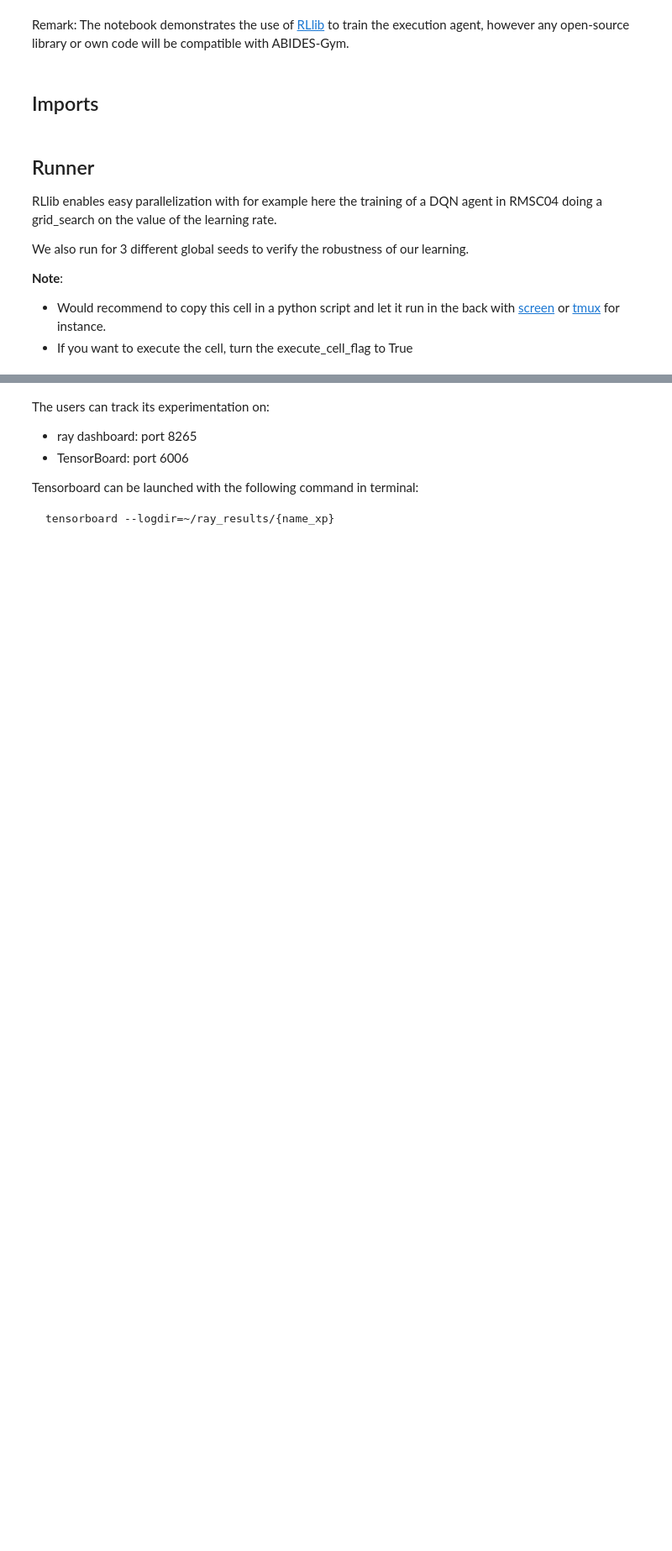
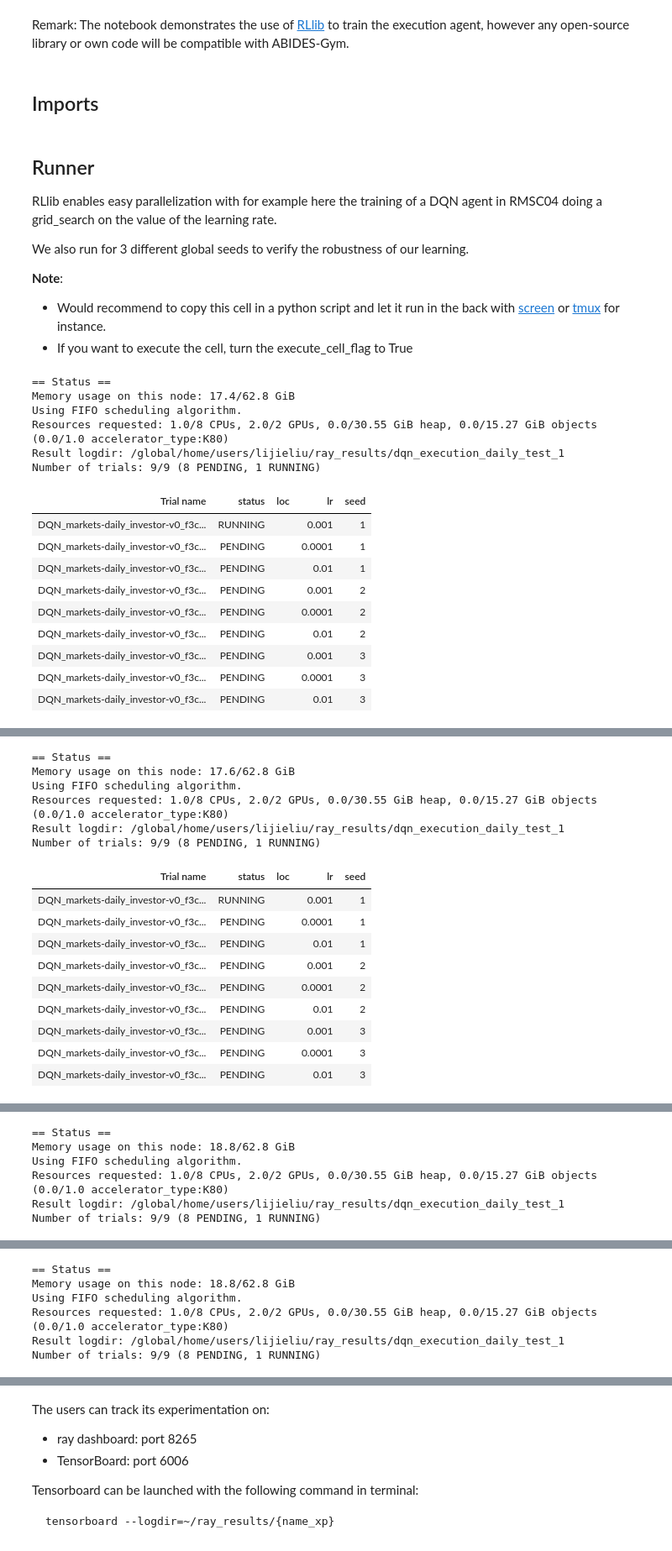
Before and after one commit to april-yyt/abides-jpmc, a Jupyter notebook: notebooks/Demo_ABIDES-Gym-daily.ipynb, the cells around one changed output, grey strips where cells are left out. Shown at 84% size. Drawn from its saved outputs; the diff is of its cells as text; code cells hidden in the pictures; blank space fills up the shorter version.

```diff
--- a/notebooks/Demo_ABIDES-Gym-daily.ipynb
+++ b/notebooks/Demo_ABIDES-Gym-daily.ipynb
@@ -201,33 +231,51 @@ if execute_cell_flag:
     """
     register_env(
         "markets-daily_investor-v0",
-        lambda config: SubGymMarketsExecutionEnv_v0(**config),
+        lambda config: SubGymMarketsDailyInvestorEnv_v0(**config),
     )
 
 
-    name_xp = "dqn_execution_demo_3" #change to your convenience
+    name_xp = "dqn_execution_daily_test_1" #change to your convenience
 
     tune.run(
         "DQN",
         name=name_xp,
         resume=False,
         stop={"training_iteration": 100},
         checkpoint_at_end=True,
         checkpoint_freq=5,
         config={
             "env": "markets-daily_investor-v0",
             "env_config": {"background_config":"rmsc04",
                            "timestep_duration":"10S",
                            "order_fixed_size": 50,
+                           "debug_mode": True,
 
              },
             "seed": tune.grid_search([1, 2, 3]),
-            "num_gpus": 0,
+            "num_gpus": 2,
             "num_workers": 0,
             "hiddens": [50, 20],
             "gamma": 1,
             "lr": tune.grid_search([0.001,0.0001, 0.01]),
             "framework": "torch",
             "observation_filter": "MeanStdFilter",
         },
     )
+# %% [output]
+== Status ==
+Memory usage on this node: 17.4/62.8 GiB
+Using FIFO scheduling algorithm.
+Resources requested: 1.0/8 CPUs, 2.0/2 GPUs, 0.0/30.55 GiB heap, 0.0/15.27 GiB objects (0.0/1.0 accelerator_type:K80)
+Result logdir: /global/home/users/lijieliu/ray_results/dqn_execution_daily_test_1
+Number of trials: 9/9 (8 PENDING, 1 RUNNING)
+| Trial name | status | loc | lr | seed |
+| DQN_markets-daily_investor-v0_f3c... | RUNNING |  | 0.001 | 1 |
+| DQN_markets-daily_investor-v0_f3c... | PENDING |  | 0.0001 | 1 |
+| DQN_markets-daily_investor-v0_f3c... | PENDING |  | 0.01 | 1 |
+| DQN_markets-daily_investor-v0_f3c... | PENDING |  | 0.001 | 2 |
+| DQN_markets-daily_investor-v0_f3c... | PENDING |  | 0.0001 | 2 |
+| DQN_markets-daily_investor-v0_f3c... | PENDING |  | 0.01 | 2 |
+| DQN_markets-daily_investor-v0_f3c... | PENDING |  | 0.001 | 3 |
+| DQN_markets-daily_investor-v0_f3c... | PENDING |  | 0.0001 | 3 |
+| DQN_markets-daily_investor-v0_f3c... | PENDING |  | 0.01 | 3 |
@@ -233,0 +285,16 @@ if execute_cell_flag:
+== Status ==
+Memory usage on this node: 17.6/62.8 GiB
+Using FIFO scheduling algorithm.
+Resources requested: 1.0/8 CPUs, 2.0/2 GPUs, 0.0/30.55 GiB heap, 0.0/15.27 GiB objects (0.0/1.0 accelerator_type:K80)
+Result logdir: /global/home/users/lijieliu/ray_results/dqn_execution_daily_test_1
+Number of trials: 9/9 (8 PENDING, 1 RUNNING)
+| Trial name | status | loc | lr | seed |
+| DQN_markets-daily_investor-v0_f3c... | RUNNING |  | 0.001 | 1 |
+| DQN_markets-daily_investor-v0_f3c... | PENDING |  | 0.0001 | 1 |
+| DQN_markets-daily_investor-v0_f3c... | PENDING |  | 0.01 | 1 |
+| DQN_markets-daily_investor-v0_f3c... | PENDING |  | 0.001 | 2 |
+| DQN_markets-daily_investor-v0_f3c... | PENDING |  | 0.0001 | 2 |
+| DQN_markets-daily_investor-v0_f3c... | PENDING |  | 0.01 | 2 |
+| DQN_markets-daily_investor-v0_f3c... | PENDING |  | 0.001 | 3 |
+| DQN_markets-daily_investor-v0_f3c... | PENDING |  | 0.0001 | 3 |
+| DQN_markets-daily_investor-v0_f3c... | PENDING |  | 0.01 | 3 |
@@ -233,0 +303,6 @@ if execute_cell_flag:
+== Status ==
+Memory usage on this node: 18.8/62.8 GiB
+Using FIFO scheduling algorithm.
+Resources requested: 1.0/8 CPUs, 2.0/2 GPUs, 0.0/30.55 GiB heap, 0.0/15.27 GiB objects (0.0/1.0 accelerator_type:K80)
+Result logdir: /global/home/users/lijieliu/ray_results/dqn_execution_daily_test_1
+Number of trials: 9/9 (8 PENDING, 1 RUNNING)
@@ -233,0 +319,6 @@ if execute_cell_flag:
+== Status ==
+Memory usage on this node: 18.8/62.8 GiB
+Using FIFO scheduling algorithm.
+Resources requested: 1.0/8 CPUs, 2.0/2 GPUs, 0.0/30.55 GiB heap, 0.0/15.27 GiB objects (0.0/1.0 accelerator_type:K80)
+Result logdir: /global/home/users/lijieliu/ray_results/dqn_execution_daily_test_1
+Number of trials: 9/9 (8 PENDING, 1 RUNNING)
```
Also changed, not shown: parts of 9 cells of this notebook, 1 other file.
